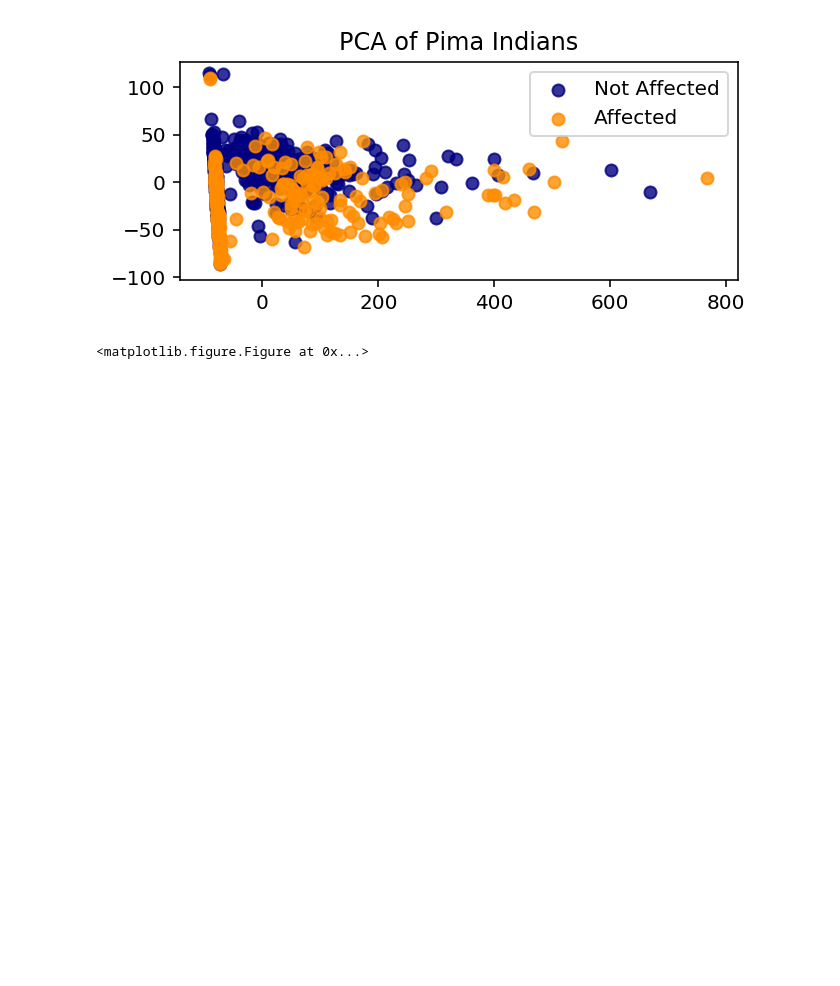
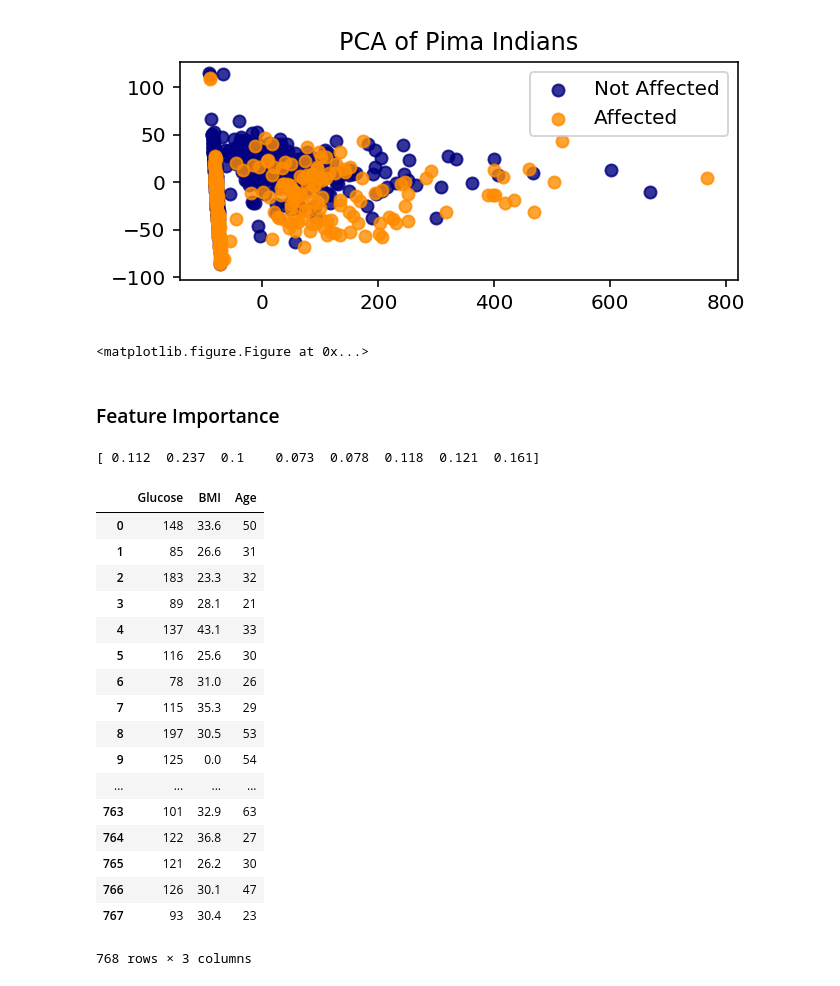
Before and after one commit to jjuhn/springboard, a Jupyter notebook: capstone_project_2/pima_indians_diabetes.ipynb, the cells around one changed output. Cells and saved outputs as stored; diff of their text form; code cells hidden in the pictures; blank space fills up the shorter version.

```diff
--- a/capstone_project_2/pima_indians_diabetes.ipynb
+++ b/capstone_project_2/pima_indians_diabetes.ipynb
@@ -163,9 +188,9 @@ Feature Ranking: [1 2 3 5 6 1 1 4]
 # %%
-x = df.iloc[:, :-1]
-y = df.Outcome
+x3 = df.iloc[:, :-1]
+y3 = df.Outcome
 
 pca = PCA()
-pca.fit_transform(x.values)
+pca.fit_transform(x3.values)
 var = np.cumsum(np.round(pca.explained_variance_ratio_, decimals=4) * 100)
 plt.plot(var)
 plt.show()
@@ -246,0 +270,38 @@ plt.show()
+# %% [markdown]
+### Feature Importance
+# %%
+from sklearn.ensemble import ExtraTreesClassifier
+
+x4 = df.iloc[:, :-1]
+y4 = df.iloc[:, 8]
+
+# feature extraction
+model = ExtraTreesClassifier()
+model.fit(x4, y4)
+print(model.feature_importances_)
+
+feature_importance_df = pd.DataFrame([model.feature_importances_], columns=x4.columns)
+feature_importance_df
+
+features_df_4 = x[["Glucose", "BMI", "Age"]]
+features_df_4
+# %% [output]
+[ 0.112  0.237  0.1    0.073  0.078  0.118  0.121  0.161]
+|  | Glucose | BMI | Age |
+| 0 | 148 | 33.6 | 50 |
+| 1 | 85 | 26.6 | 31 |
+| 2 | 183 | 23.3 | 32 |
+| 3 | 89 | 28.1 | 21 |
+| 4 | 137 | 43.1 | 33 |
+| 5 | 116 | 25.6 | 30 |
+| 6 | 78 | 31.0 | 26 |
+| 7 | 115 | 35.3 | 29 |
+| 8 | 197 | 30.5 | 53 |
+| 9 | 125 | 0.0 | 54 |
+| ... | ... | ... | ... |
+| 763 | 101 | 32.9 | 63 |
+| 764 | 122 | 36.8 | 27 |
+| 765 | 121 | 26.2 | 30 |
+| 766 | 126 | 30.1 | 47 |
+| 767 | 93 | 30.4 | 23 |
+768 rows × 3 columns
```
Also changed, not shown: parts of 4 cells of this notebook.
